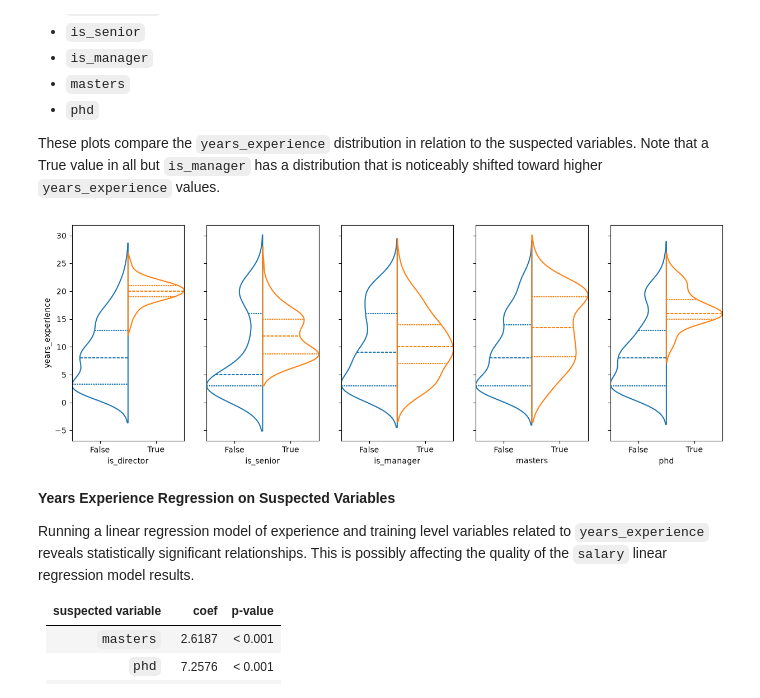
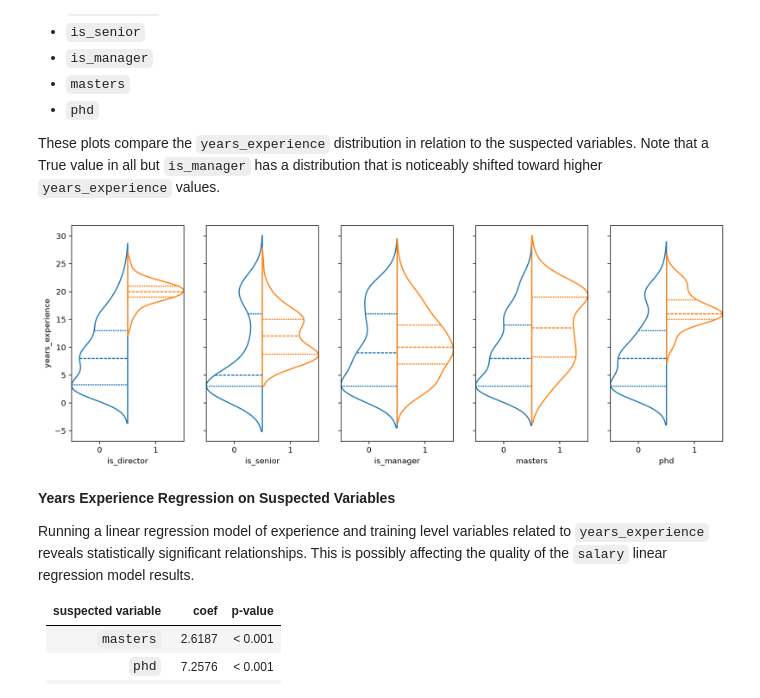
Before and after one commit to mhaddock/udacity_coursework, a Jupyter notebook: statistics_for_data_analysis/projects/model_salary_data_with_linear_regression/salary_prediction_project.ipynb, the cells around one changed output. Cells and saved outputs as stored; diff of their text form; code cells hidden in the pictures.

```diff
--- a/statistics_for_data_analysis/projects/model_salary_data_with_linear_regression/salary_prediction_project.ipynb
+++ b/statistics_for_data_analysis/projects/model_salary_data_with_linear_regression/salary_prediction_project.ipynb
@@ -71,7 +74,8 @@ dtype: bool
 # all rows containing NaN values are completely empty, no data will be lost if dropped
 # dropping and re-indexing as index seems to just be a row counter, not captured data
 # also adjusting column names to make them easier to work with
-df.dropna(inplace=True, ignore_index=True)
+df.dropna(inplace=True)
+df.reset_index(inplace=True)
 df.rename(columns={
     "Age": "age",
     "Gender": "gender",
@@ -245,12 +403,12 @@ List of words:
 # %%
 flag_words = ["director", "junior", "senior", "manager", "analyst", "engineer"]
 df["job_title"] = df["job_title"].str.lower()
-job_titles = []
+job_title_flags = []
 
 for word in flag_words:
     job_title = "is_" + word
-    df[job_title] = df["job_title"].str.contains(word)
-    job_titles.append(job_title)
+    df[job_title] = df["job_title"].str.contains(word).astype(int)
+    job_title_flags.append(job_title)
 
 df = df.drop("job_title", axis=1)
 # %%
@@ -276,7 +450,7 @@ df.rename(columns={
 * Years of Experience
 * Education
 # %%
-df = df.join(pd.get_dummies(df["education_level"], dtype=bool))
+df = df.join(pd.get_dummies(df["education_level"], dtype=int))
 
 # adjust column names to make them easier to work with
 df.rename(columns={
@@ -297,7 +471,7 @@ education_levels.remove(education_level_baseline)
 print(f"baseline columns: '{gender_baseline}', '{education_level_baseline}'")
 
 predictors = (
-    ["intercept", "male", "years_experience"] + education_levels + job_titles
+    ["intercept", "male", "years_experience"] + education_levels + job_title_flags
 )
 print(f"predictors: {predictors}")
 
@@ -498,7 +672,7 @@ sb.violinplot(
     hue="is_director",
     legend=False,
     gap=0,
-    width=1
+    width=1,
 )
 sb.violinplot(
     data=df,
@@ -527,34 +701,34 @@ sb.violinplot(
     width=1,
 )
 sb.violinplot(
     data=df,
     x="masters",
     y="years_experience",
     ax=ax4,
     fill=False,
     inner="quart",
     split=True,
     hue="masters",
     legend=False,
     gap=0,
     width=1,
 )
 sb.violinplot(
     data=df,
     x="phd",
     y="years_experience",
     ax=ax5,
     fill=False,
     inner="quart",
     split=True,
     hue="phd",
     legend=False,
     gap=0,
     width=1,
 )
 plt.show()
 # %% [output]
-[figure, old version]
+[figure, new version]
 # %% [markdown]
 __Years Experience Regression on Suspected Variables__
 
```
Also changed, not shown: parts of 21 cells of this notebook, 10 other files.
